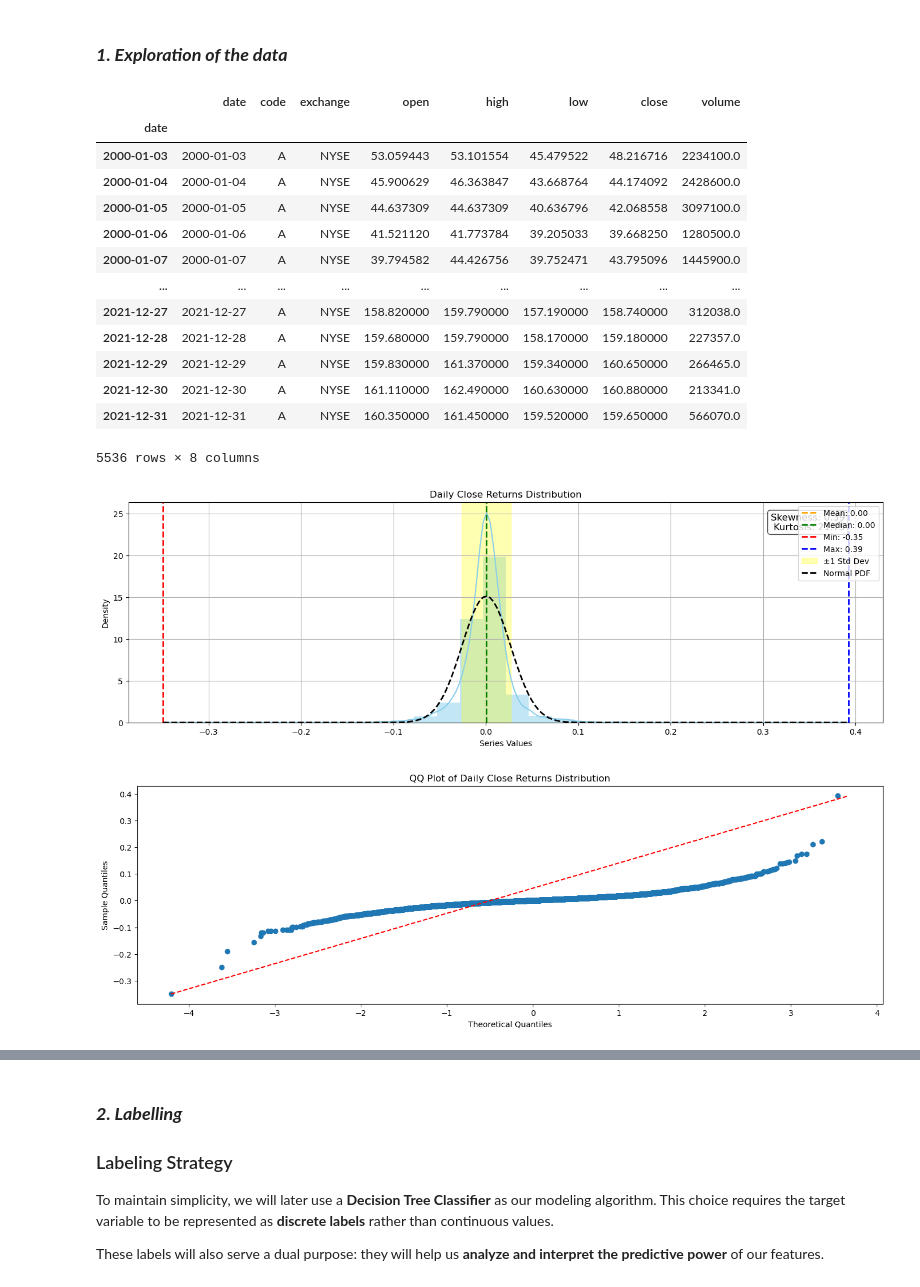
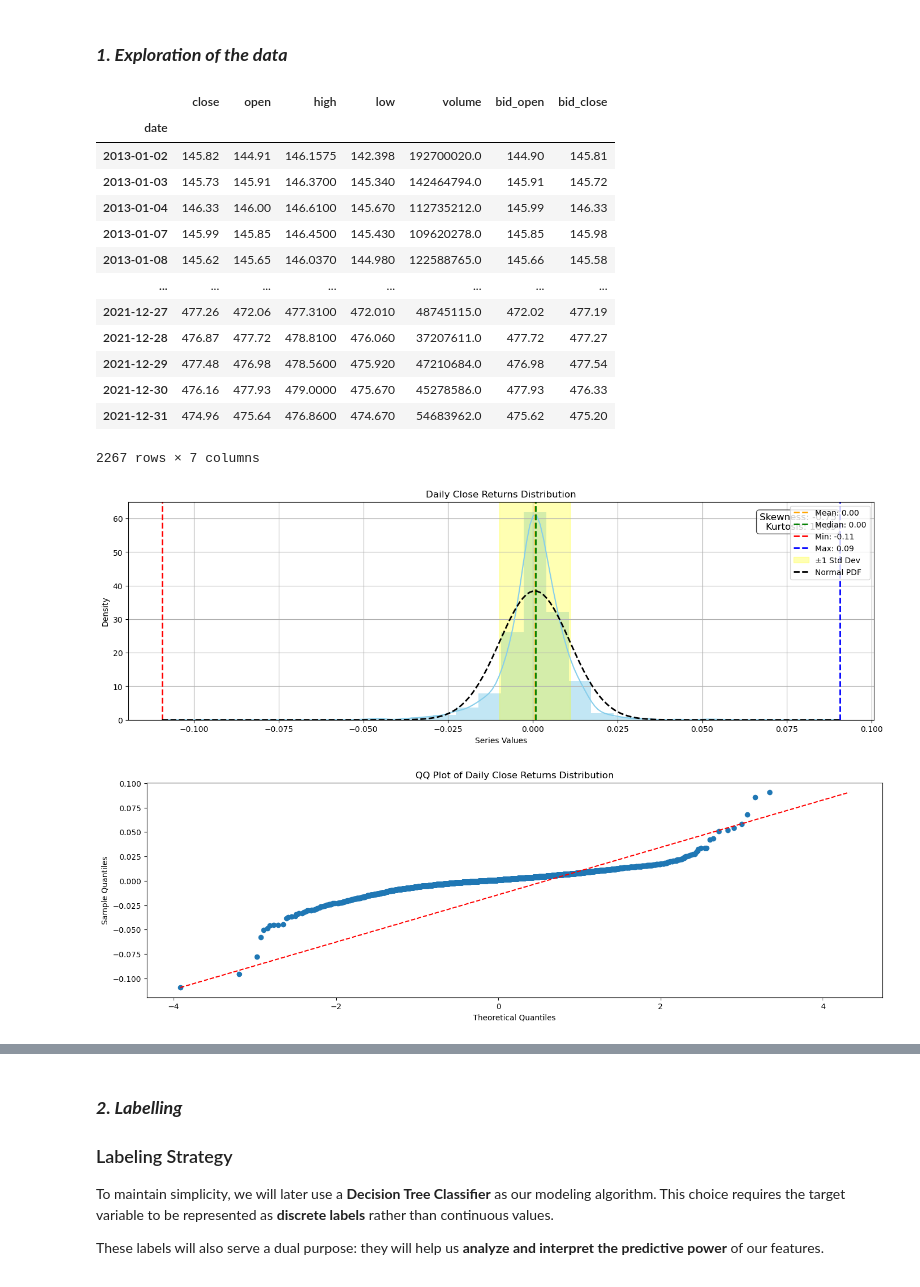
Before and after one commit to Cheval-Paresseux/ChevalParesseux-lib, a Jupyter notebook: notebooks/Research_pipeline.ipynb, the cells around one changed output, grey strips where cells are left out. Drawn from its saved outputs; the diff is of its cells as text; code cells hidden in the pictures.

```diff
--- a/notebooks/Research_pipeline.ipynb
+++ b/notebooks/Research_pipeline.ipynb
@@ -46,19 +46,29 @@ The first step in our workflow is to **acquire and preprocess market data**. Thi
 
 ### ⚠️ **Important Note**
 A **testing set** should be used **sparingly**! It is recommended to track the number of times it is accessed to prevent data leakage and ensure unbiased model evaluation.
+# %%
+# I. Load data
+data = dt.load_data(ticker='SPY')
+data.index = pd.to_datetime(data['date'])
+
+daily_data = data.resample('D').agg({
+    'close': 'last',
+    'open': 'first',
+    'high': 'max',
+    'low': 'min',
+    'volume': 'sum',
+    'bid_open': 'first',
+    'bid_close': 'last',
+}).dropna()
 # %%
-# I. Load data
-data = dt.load_data(ticker='A').drop(columns=['count_trx'])
-data.index = pd.to_datetime(data['date'])
-
 # II. Making Samples (we use a temporal sampling here)
-training_data = data.loc['2000-01-01':'2022-01-01'].copy()
-testing_data = data.loc['2022-01-01': '2024-10-01'].copy()
-embargo_data = data.loc['2024-10-01':].copy()
+training_data = daily_data.loc['2000-01-01':'2022-01-01'].copy()
+testing_data = daily_data.loc['2022-01-01': '2024-10-01'].copy()
+embargo_data = daily_data.loc['2024-10-01':].copy()
 
 # III. Let's see the training data we have on a log scale
 plt.figure(figsize=(17, 5))
-plt.plot(np.log(training_data['close']), label=training_data['code'].iloc[0])
+plt.plot(np.log(training_data['close']), label='Log Price', color='blue')
 plt.legend()
 plt.grid()
 plt.title('Log Prices on Training Sample')
@@ -89,40 +99,40 @@ during the backtesting phase to simulate more realistic execution conditions.
 """
 training_data
 # %% [output]
-|  | date | code | exchange | open | high | low | close | volume |
-| date |  |  |  |  |  |  |  |  |
-| 2000-01-03 | 2000-01-03 | A | NYSE | 53.059443 | 53.101554 | 45.479522 | 48.216716 | 2234100.0 |
-| 2000-01-04 | 2000-01-04 | A | NYSE | 45.900629 | 46.363847 | 43.668764 | 44.174092 | 2428600.0 |
-| 2000-01-05 | 2000-01-05 | A | NYSE | 44.637309 | 44.637309 | 40.636796 | 42.068558 | 3097100.0 |
-| 2000-01-06 | 2000-01-06 | A | NYSE | 41.521120 | 41.773784 | 39.205033 | 39.668250 | 1280500.0 |
-| 2000-01-07 | 2000-01-07 | A | NYSE | 39.794582 | 44.426756 | 39.752471 | 43.795096 | 1445900.0 |
-| ... | ... | ... | ... | ... | ... | ... | ... | ... |
-| 2021-12-27 | 2021-12-27 | A | NYSE | 158.820000 | 159.790000 | 157.190000 | 158.740000 | 312038.0 |
-| 2021-12-28 | 2021-12-28 | A | NYSE | 159.680000 | 159.790000 | 158.170000 | 159.180000 | 227357.0 |
-| 2021-12-29 | 2021-12-29 | A | NYSE | 159.830000 | 161.370000 | 159.340000 | 160.650000 | 266465.0 |
-| 2021-12-30 | 2021-12-30 | A | NYSE | 161.110000 | 162.490000 | 160.630000 | 160.880000 | 213341.0 |
-| 2021-12-31 | 2021-12-31 | A | NYSE | 160.350000 | 161.450000 | 159.520000 | 159.650000 | 566070.0 |
+|  | close | open | high | low | volume | bid_open | bid_close |
+| date |  |  |  |  |  |  |  |
+| 2013-01-02 | 145.82 | 144.91 | 146.1575 | 142.398 | 192700020.0 | 144.90 | 145.81 |
+| 2013-01-03 | 145.73 | 145.91 | 146.3700 | 145.340 | 142464794.0 | 145.91 | 145.72 |
+| 2013-01-04 | 146.33 | 146.00 | 146.6100 | 145.670 | 112735212.0 | 145.99 | 146.33 |
+| 2013-01-07 | 145.99 | 145.85 | 146.4500 | 145.430 | 109620278.0 | 145.85 | 145.98 |
+| 2013-01-08 | 145.62 | 145.65 | 146.0370 | 144.980 | 122588765.0 | 145.66 | 145.58 |
+| ... | ... | ... | ... | ... | ... | ... | ... |
+| 2021-12-27 | 477.26 | 472.06 | 477.3100 | 472.010 | 48745115.0 | 472.02 | 477.19 |
+| 2021-12-28 | 476.87 | 477.72 | 478.8100 | 476.060 | 37207611.0 | 477.72 | 477.27 |
+| 2021-12-29 | 477.48 | 476.98 | 478.5600 | 475.920 | 47210684.0 | 476.98 | 477.54 |
+| 2021-12-30 | 476.16 | 477.93 | 479.0000 | 475.670 | 45278586.0 | 477.93 | 476.33 |
+| 2021-12-31 | 474.96 | 475.64 | 476.8600 | 474.670 | 54683962.0 | 475.62 | 475.20 |
-5536 rows × 8 columns
+2267 rows × 7 columns
 # %%
 """
 Let's make some plots to deepen our understanding of the data and validate some assumptions.
 
 Analysis :
 
 - Returns distribution : Many of the financial time series are assumed to be normally distributed, however
 the empirical distribution of returns is often leptokurtic (fat-tailed) and skewed which is the case here.
 
 We'll have to take this into account when we build our model, usually a single model will capture either the
 extreme events or the normal events, but not both.
 """
 # I. Plotting the returns series distribution
-training_data.loc[:, 'returns'] = training_data['close'].pct_change()
+returns = training_data['close'].pct_change()
 
-lib.plot_series_distribution(series=training_data['returns'], title='Daily Close Returns Distribution')
-lib.plot_QQ(series=training_data['returns'], title='QQ Plot of Daily Close Returns Distribution')
+lib.plot_series_distribution(series=returns, title='Daily Close Returns Distribution')
+lib.plot_QQ(series=returns, title='QQ Plot of Daily Close Returns Distribution')
 # %% [output]
-[figure, old version]
+[figure, new version]
-[figure, old version]
+[figure, new version]
 # %%
 """
 - ACF and PACF : The autocorrelation function (ACF) and partial autocorrelation function (PACF) are used to
```
Also changed, not shown: parts of 24 cells of this notebook, 6 other files.
